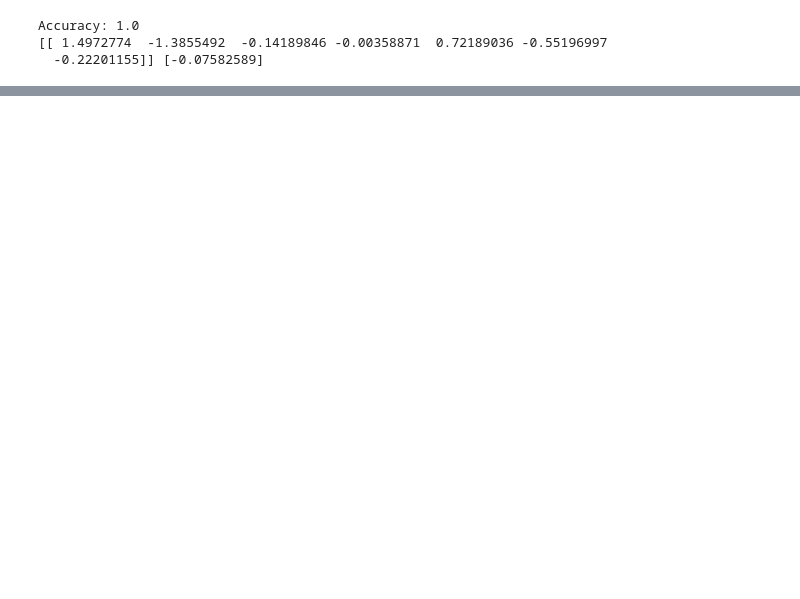
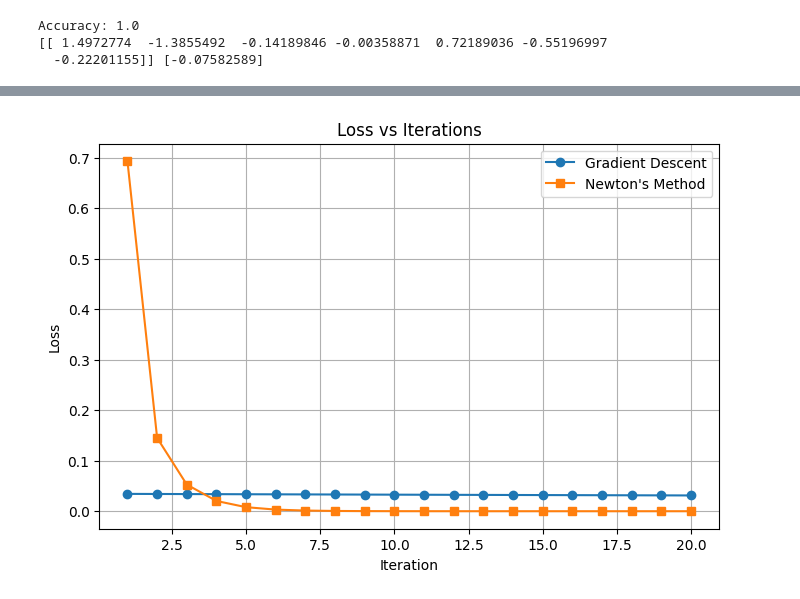
Before and after one commit to Dulina14/EN3150_Assignment_2, a Jupyter notebook: Logistic_Regression.ipynb, the cells around one changed output, grey strips where cells are left out. Cells and saved outputs as stored; diff of their text form; code cells hidden in the pictures; blank space fills up the shorter version.

```diff
--- a/Logistic_Regression.ipynb
+++ b/Logistic_Regression.ipynb
@@ -184,0 +215,79 @@ plt.show()
+# %%
+import numpy as np
+import matplotlib.pyplot as plt
+from sklearn.datasets import make_blobs
+
+# Generate synthetic dataset
+np.random.seed(0)
+centers = [[-5, 0], [5, 1.5]]
+X, y = make_blobs(n_samples=2000, centers=centers, random_state=5)
+transformation = [[0.5, 0.5], [-0.5, 1.5]]
+X = np.dot(X, transformation)
+
+# Sigmoid function
+def sigmoid(z):
+    return 1 / (1 + np.exp(-z))
+
+# -------------------------
+# Batch Gradient Descent
+# -------------------------
+# Xavier initialization for weights
+rng = np.random.RandomState(0)  # reproducibility
+n_features = X.shape[1]
+w_gd = rng.randn(n_features) * np.sqrt(1.0 / n_features) # Xavier normal initialization
+
+#w_gd = np.zeros(X.shape[1])
+# Bias can still be initialized to 0
+
+b_gd = 0
+lr = 0.01
+n_iter = 20
+loss_gd = []
+
+for i in range(n_iter):
+    z = np.dot(X, w_gd) + b_gd
+    y_hat = sigmoid(z)
+
+    dw = np.dot(X.T, (y_hat - y)) / X.shape[0]
+    db = np.sum(y_hat - y) / X.shape[0]
+
+    w_gd -= lr * dw
+    b_gd -= lr * db
+
+    loss = -np.mean(y * np.log(y_hat + 1e-9) + (1-y) * np.log(1 - y_hat + 1e-9))
+    loss_gd.append(loss)
+
+# -------------------------
+# Newton's Method
+# -------------------------
+X_bias = np.hstack((X, np.ones((X.shape[0], 1))))  # Add bias column
+w_newton = np.zeros(X_bias.shape[1])
+loss_newton = []
+
+for i in range(n_iter):
+    z = np.dot(X_bias, w_newton)
+    y_hat = sigmoid(z)
+
+    grad = np.dot(X_bias.T, (y_hat - y)) / X.shape[0]
+    R = np.diag(y_hat * (1 - y_hat))
+    H = np.dot(X_bias.T, np.dot(R, X_bias)) / X.shape[0]
+
+    w_newton -= np.linalg.inv(H).dot(grad)
+
+    loss = -np.mean(y * np.log(y_hat + 1e-9) + (1-y) * np.log(1 - y_hat + 1e-9))
+    loss_newton.append(loss)
+
+# -------------------------
+# Plotting
+# -------------------------
+plt.figure(figsize=(8,5))
+plt.plot(range(1, n_iter+1), loss_gd, marker='o', label='Gradient Descent')
+plt.plot(range(1, n_iter+1), loss_newton, marker='s', label="Newton's Method")
+plt.xlabel('Iteration')
+plt.ylabel('Loss')
+plt.title('Loss vs Iterations')
+plt.legend()
+plt.grid(True)
+plt.show()
+# %% [output]
+[figure, added]
```
Also changed, not shown: parts of 5 cells of this notebook, 2 other files.
